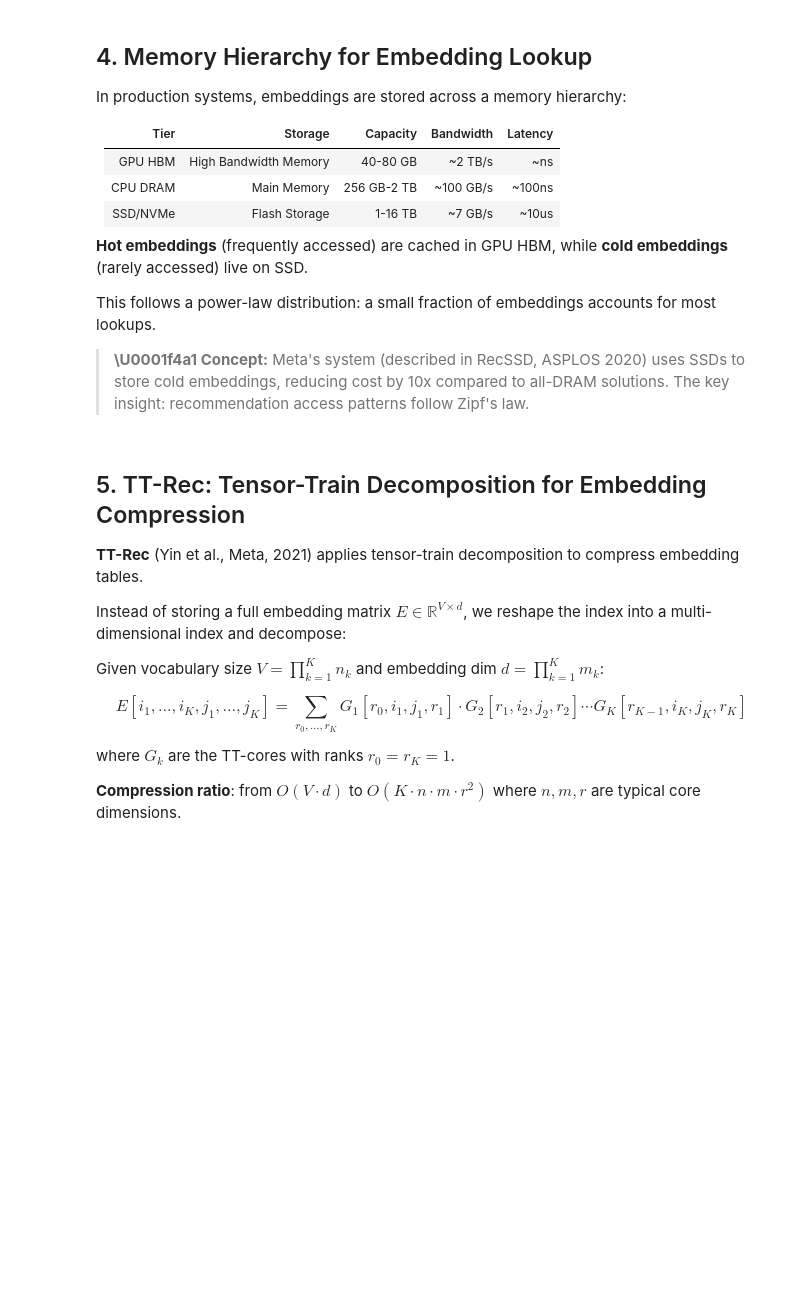
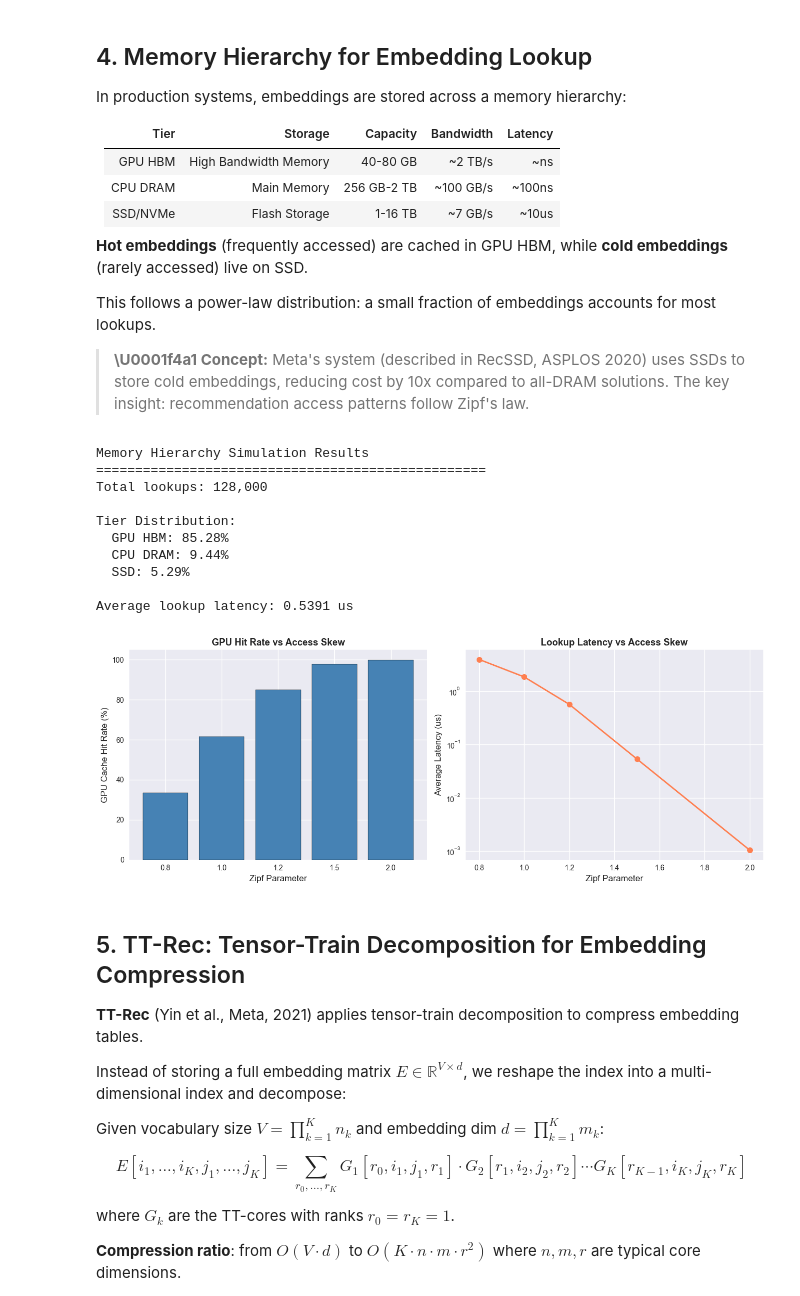
Before and after one commit to hideak1/rec_system, a Jupyter notebook: notebooks/part8/chapter_8.1_embedding_scale.ipynb, the cells around one changed output. Drawn from its saved outputs; the diff is of its cells as text; code cells hidden in the pictures; blank space fills up the shorter version.

```diff
--- a/notebooks/part8/chapter_8.1_embedding_scale.ipynb
+++ b/notebooks/part8/chapter_8.1_embedding_scale.ipynb
@@ -511,16 +546,16 @@ class MemoryHierarchySimulator:
             'total_lookups': total_lookups,
         }
 
-# Simulate
+# Simulate (reduced scale for faster execution)
 sim = MemoryHierarchySimulator(
-    vocab_size=1_000_000,
+    vocab_size=100_000,
     embedding_dim=128,
-    gpu_capacity_rows=10_000,      # 1% on GPU
-    cpu_capacity_rows=100_000,     # 10% on CPU
+    gpu_capacity_rows=1_000,      # 1% on GPU
+    cpu_capacity_rows=10_000,     # 10% on CPU
     zipf_param=1.2,
 )
 
-result = sim.simulate_batch_lookup(batch_size=256, num_batches=5000)
+result = sim.simulate_batch_lookup(batch_size=256, num_batches=500)
 
 print("Memory Hierarchy Simulation Results")
 print("=" * 50)
@@ -530,35 +565,47 @@ for tier, frac in result['tier_distribution'].items():
     print(f"  {tier}: {frac*100:.2f}%")
 print(f"\nAverage lookup latency: {result['avg_latency_us']:.4f} us")
 
 # Vary Zipf parameter
 zipf_params = [0.8, 1.0, 1.2, 1.5, 2.0]
 gpu_hit_rates = []
 avg_latencies = []
 
 for z in zipf_params:
-    sim_z = MemoryHierarchySimulator(1_000_000, 128, 10_000, 100_000, z)
-    r = sim_z.simulate_batch_lookup(256, 2000)
+    sim_z = MemoryHierarchySimulator(100_000, 128, 1_000, 10_000, z)
+    r = sim_z.simulate_batch_lookup(256, 200)
     gpu_hit_rates.append(r['tier_distribution']['GPU HBM'] * 100)
     avg_latencies.append(r['avg_latency_us'])
 
 fig, (ax1, ax2) = plt.subplots(1, 2, figsize=(13, 5))
 
 ax1.bar(range(len(zipf_params)), gpu_hit_rates, color='steelblue', edgecolor='black')
 ax1.set_xticks(range(len(zipf_params)))
 ax1.set_xticklabels([f'{z}' for z in zipf_params])
 ax1.set_xlabel('Zipf Parameter', fontsize=12)
 ax1.set_ylabel('GPU Cache Hit Rate (%)', fontsize=12)
 ax1.set_title('GPU Hit Rate vs Access Skew', fontsize=13, fontweight='bold')
 
 ax2.plot(zipf_params, avg_latencies, 'o-', color='coral', linewidth=2, markersize=8)
 ax2.set_xlabel('Zipf Parameter', fontsize=12)
 ax2.set_ylabel('Average Latency (us)', fontsize=12)
 ax2.set_title('Lookup Latency vs Access Skew', fontsize=13, fontweight='bold')
 ax2.set_yscale('log')
 
 plt.tight_layout()
 plt.savefig('memory_hierarchy.png', dpi=150, bbox_inches='tight')
 plt.show()
+# %% [output]
+Memory Hierarchy Simulation Results
+==================================================
+Total lookups: 128,000
+
+Tier Distribution:
+  GPU HBM: 85.28%
+  CPU DRAM: 9.44%
+  SSD: 5.29%
+
+Average lookup latency: 0.5391 us
+[figure, added]
 # %% [markdown]
 ## 5. TT-Rec: Tensor-Train Decomposition for Embedding Compression
 
```
Also changed, not shown: parts of 7 cells of this notebook, 2 other files.
